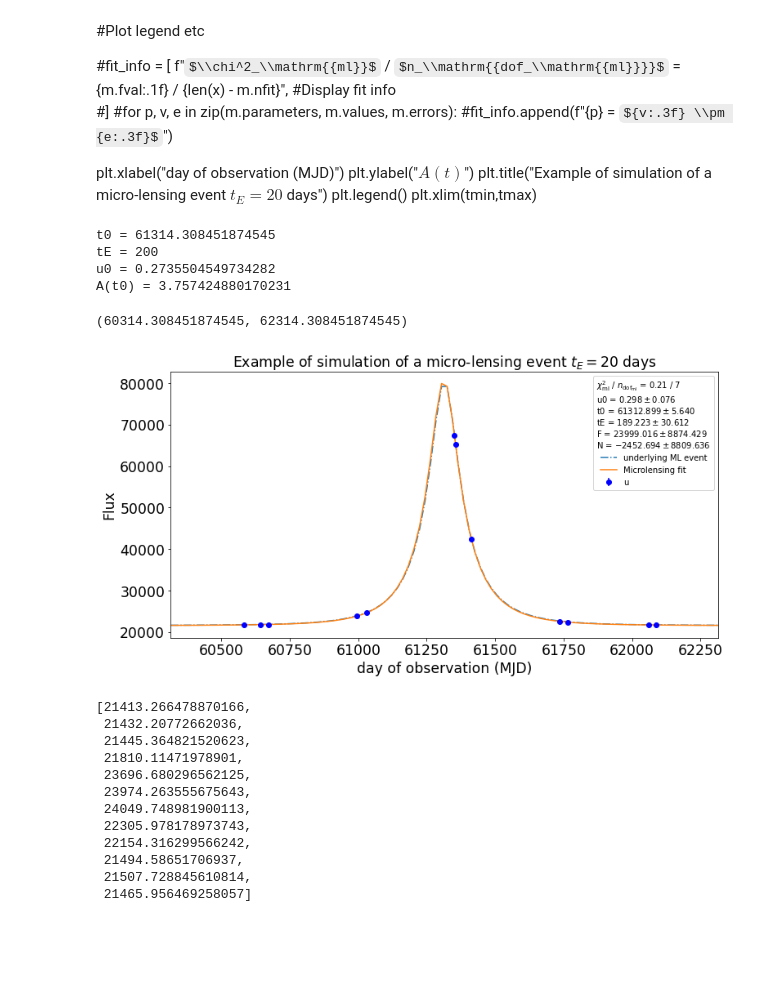
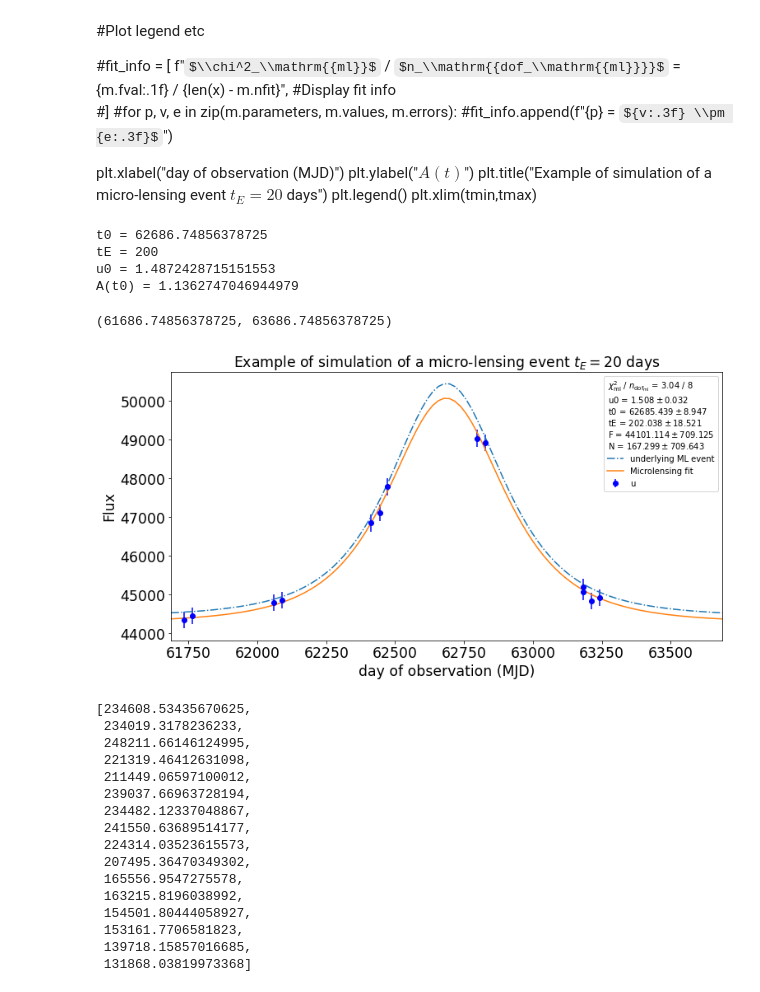
Before and after one commit to sylvielsstfr/StageM12021, a Jupyter notebook: notebooks Damien/Fit flux et amplitude .ipynb, the cells around one changed output. Drawn from its saved outputs; the diff is of its cells as text; code cells hidden in the pictures; some formulas as TeX source; blank space fills up the shorter version.

```diff
--- a/notebooks Damien/Fit flux et amplitude .ipynb
+++ b/notebooks Damien/Fit flux et amplitude .ipynb
@@ -82,7 +82,7 @@ Table length=8
 | HD106252 | 183.373 | 10.042 | G0 | E | 100000000000000000000.000 | 8.000 | 100000000000000000000.000 | 7.000 | 100000000000000000000.000 | hd106252_stis_005.fits | 8.101 | ... |
 | FLAT | 0.000 | 0.000 | flat | 0 | 9.721 | 10.369 | 10.000 | 9.501 | 9.001 | flat | 9.721 | ... |
 # %%
-sel_spectrum_idx = 7
+sel_spectrum_idx = 0
 # %%
 if sel_spectrum_idx == 7 :
 
@@ -693,7 +689,7 @@ F_0 = []
 
 for i in range (nbr_filters) :
 
-    F_0.append(sum(Source[i])/len(Source[i]))
+    F_0.append(sum(all_count[i])/len(all_count[i]))
     F_0[0] = 0
 # %%
 def u(t):
@@ -970,41 +966,41 @@ for i in range (len(df)) :
 
     if (df["filter"][i] == "u") & (df["observationStartMJD"][i] >= tmin) & (df["observationStartMJD"][i] <= tmax) & ((df['fieldRA'][i] - galaxy_ra)**2 + (df['fieldDec'][i] - galaxy_dec)**2 < Circle.radius.value**2) :
 
-        F_pe[1].append(Source[0][i] * A(u(df["observationStartMJD"].values[i])))
+        F_pe[1].append(all_count[0][i] * A(u(df["observationStartMJD"].values[i])))
         N_pe[1].append(N[0][i])
 
 
     if (df["filter"][i] == "g") & (df["observationStartMJD"][i] >= tmin) & (df["observationStartMJD"][i] <= tmax) & ((df['fieldRA'][i] - galaxy_ra)**2 + (df['fieldDec'][i] - galaxy_dec)**2 < Circle.radius.value**2) :
 
-        F_pe[2].append(Source[0][i] * A(u(df["observationStartMJD"].values[i])))
+        F_pe[2].append(all_count[0][i] * A(u(df["observationStartMJD"].values[i])))
         N_pe[2].append(N[0][i])
 
 
 
     if (df["filter"][i] == "r") & (df["observationStartMJD"][i] >= tmin) & (df["observationStartMJD"][i] <= tmax) & ((df['fieldRA'][i] - galaxy_ra)**2 + (df['fieldDec'][i] - galaxy_dec)**2 < Circle.radius.value**2) :
 
-        F_pe[3].append(Source[0][i] * A(u(df["observationStartMJD"].values[i])))
+        F_pe[3].append(all_count[0][i] * A(u(df["observationStartMJD"].values[i])))
         N_pe[3].append(N[0][i])
 
 
 
     if (df["filter"][i] == "i") & (df["observationStartMJD"][i] >= tmin) & (df["observationStartMJD"][i] <= tmax) & ((df['fieldRA'][i] - galaxy_ra)**2 + (df['fieldDec'][i] - galaxy_dec)**2 < Circle.radius.value**2) :
 
-        F_pe[4].append(Source[0][i] * A(u(df["observationStartMJD"].values[i])))
+        F_pe[4].append(all_count[0][i] * A(u(df["observationStartMJD"].values[i])))
         N_pe[4].append(N[0][i])
 
 
 
     if (df["filter"][i] == "z") & (df["observationStartMJD"][i] >= tmin) & (df["observationStartMJD"][i] <= tmax) & ((df['fieldRA'][i] - galaxy_ra)**2 + (df['fieldDec'][i] - galaxy_dec)**2 < Circle.radius.value**2) :
 
-        F_pe[5].append(Source[0][i] * A(u(df["observationStartMJD"].values[i])))
+        F_pe[5].append(all_count[0][i] * A(u(df["observationStartMJD"].values[i])))
         N_pe[5].append(N[0][i])
 
 
 
     if (df["filter"][i] == "y") & (df["observationStartMJD"][i] >= tmin) & (df["observationStartMJD"][i] <= tmax) & ((df['fieldRA'][i] - galaxy_ra)**2 + (df['fieldDec'][i] - galaxy_dec)**2 < Circle.radius.value**2) :
 
-        F_pe[6].append(Source[0][i] * A(u(df["observationStartMJD"].values[i])))
+        F_pe[6].append(all_count[0][i] * A(u(df["observationStartMJD"].values[i])))
         N_pe[6].append(N[0][i])
 
 
@@ -1073,53 +1069,57 @@ plt.errorbar(x_u, y_u, error[1], fmt = "o", label = "u", color = "b")  #Show dat
 #plt.errorbar(x_i, y_i, error[4], fmt = "o", label = "i", color = "blueviolet")
 #plt.errorbar(x_z, y_z, error[5], fmt = "o", label = "z", color = "grey")
 #plt.errorbar(x_y, y_y, error[6], fmt = "o", label = "y", color = "k")
 
 
 least_squares = LeastSquares(x_u, y_u, error[1], Model)        # Fit using the least squares method
 m = Minuit(least_squares, u0 = u0, t0 = t0, tE = tE, F = F_0[1], N = sum(N_pe[1])/len(N_pe[1]))  #starting values for our parameters
 
 
 m.migrad() # finds minimum of least_squares function
 m.hesse()  # accurately computes uncertainties
 
 plt.plot(ti, Model(ti, *m.values), label = "Microlensing fit")
 
 
 #Plot legend etc
 
 fit_info = [
     f"$\\chi^2_\\mathrm{{ml}}$ / $n_\\mathrm{{dof_\\mathrm{{ml}}}}$ = {m.fval:.2f} / {len(x_u) - m.nfit}",    #Display fit info
 ]
 for p, v, e in zip(m.parameters, m.values, m.errors):
     fit_info.append(f"{p} = ${v:.3f} \\pm {e:.3f}$")
 
 plt.xlabel("day of observation (MJD)")
 plt.ylabel("Flux")
 plt.title("Example of simulation of a micro-lensing event $t_E = 20$ days")
 plt.legend(title = "\n".join(fit_info))
 plt.xlim(tmin,tmax)
 # %% [output]
-t0 = 61314.308451874545
+t0 = 62686.74856378725
 tE = 200
-u0 = 0.2735504549734282
-A(t0) = 3.757424880170231
+u0 = 1.4872428715151553
+A(t0) = 1.1362747046944979
-(60314.308451874545, 62314.308451874545)
+(61686.74856378725, 63686.74856378725)
-[figure, old version]
+[figure, new version]
 # %%
 F_pe[1]
 # %% [output]
-[21413.266478870166,
- 21432.20772662036,
- 21445.364821520623,
- 21810.11471978901,
- 23696.680296562125,
- 23974.263555675643,
- 24049.748981900113,
- 22305.978178973743,
- 22154.316299566242,
- 21494.58651706937,
- 21507.728845610814,
- 21465.956469258057]
+[234608.53435670625,
+ 234019.3178236233,
+ 248211.66146124995,
+ 221319.46412631098,
+ 211449.06597100012,
+ 239037.66963728194,
+ 234482.12337048867,
+ 241550.63689514177,
+ 224314.03523615573,
+ 207495.36470349302,
+ 165556.9547275578,
+ 163215.8196038992,
+ 154501.80444058927,
+ 153161.7706581823,
+ 139718.15857016685,
+ 131868.03819973368]
 # %%
 error[1]
 # %% [output]
```
Also changed, not shown: parts of 5 cells of this notebook.
